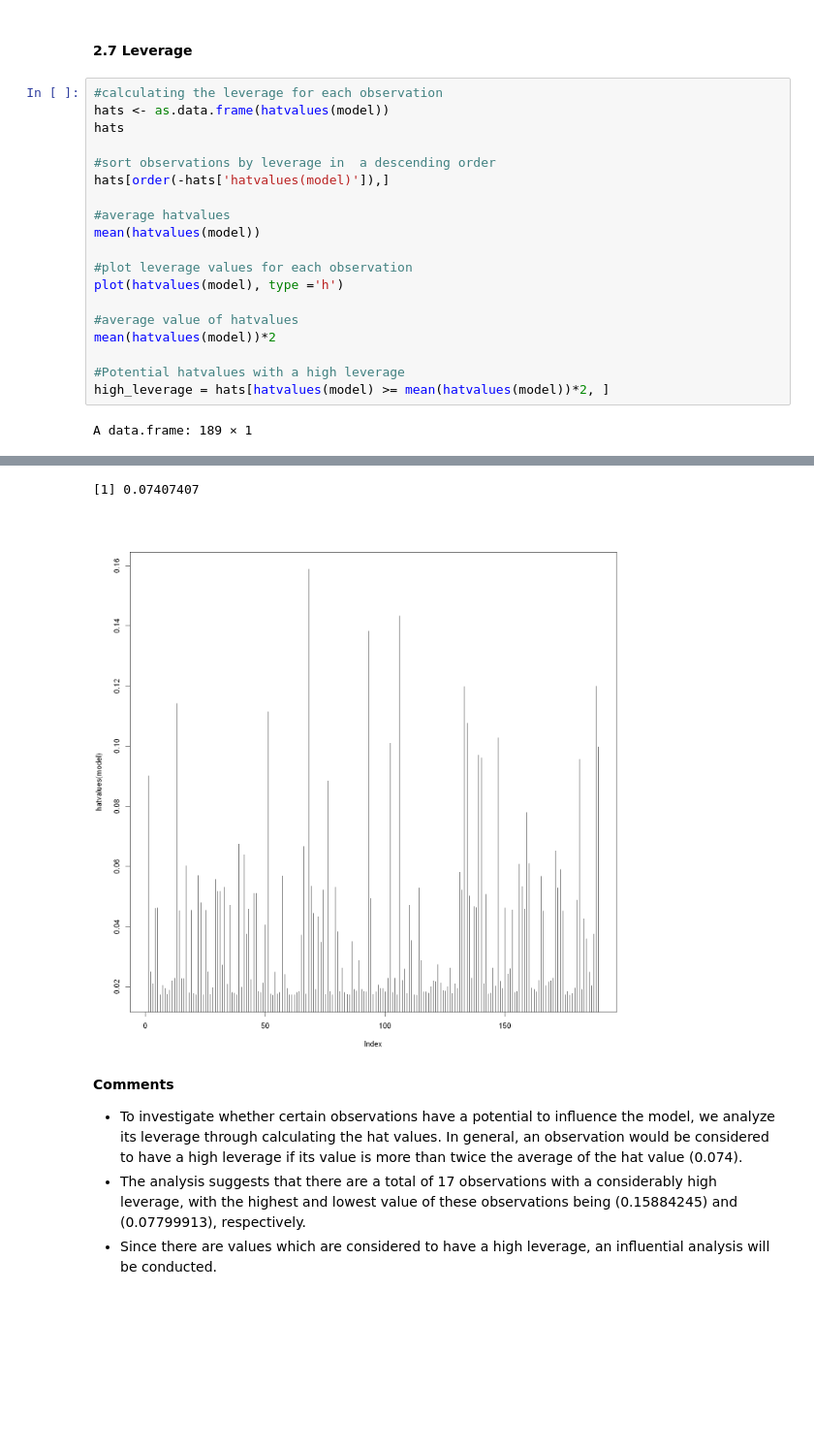
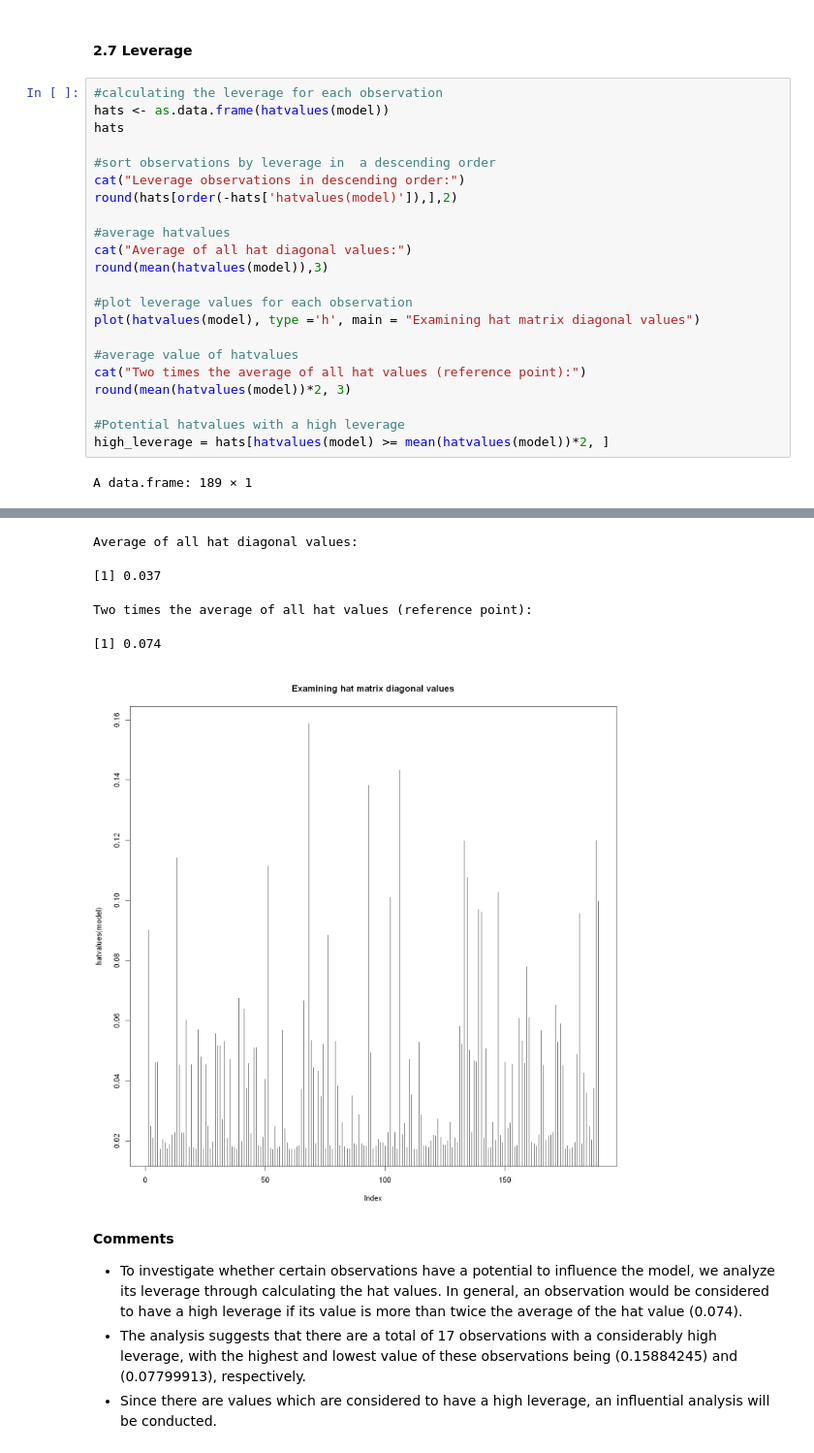
Before and after one commit to jerdavies/birthweight-modelling, a Jupyter notebook: Report-Birthweight.ipynb, the cells around one changed output, grey strips where cells are left out. Shown at 97% size. Cells and saved outputs as stored; diff of their text form; blank space fills up the shorter version.

Commit message:
Did a round of proofreading and formatting

```diff
--- a/Report-Birthweight.ipynb
+++ b/Report-Birthweight.ipynb
@@ -347,16 +359,19 @@ hats <- as.data.frame(hatvalues(model))
 hats
 
 #sort observations by leverage in  a descending order
-hats[order(-hats['hatvalues(model)']),]
+cat("Leverage observations in descending order:")
+round(hats[order(-hats['hatvalues(model)']),],2)
 
 #average hatvalues
-mean(hatvalues(model))
+cat("Average of all hat diagonal values:")
+round(mean(hatvalues(model)),3)
 
 #plot leverage values for each observation
-plot(hatvalues(model), type ='h')
+plot(hatvalues(model), type ='h', main = "Examining hat matrix diagonal values")
 
 #average value of hatvalues
-mean(hatvalues(model))*2
+cat("Two times the average of all hat values (reference point):")
+round(mean(hatvalues(model))*2, 3)
 
 #Potential hatvalues with a high leverage
 high_leverage = hats[hatvalues(model) >= mean(hatvalues(model))*2, ]
@@ -396,5 +407,8 @@ A data.frame: 189 × 1
-[1] 0.07407407
+Average of all hat diagonal values:
+[1] 0.037
+Two times the average of all hat values (reference point):
+[1] 0.074
-[figure, old version]
+[figure, new version]
 # %% [markdown]
 **Comments**
 - To investigate whether certain observations have a potential to influence the model, we analyze its leverage through calculating the hat values. In general, an observation would be considered to have a high leverage if its value is more than twice the average of the hat value (0.074).
```
Also changed, not shown: parts of 19 cells of this notebook.
